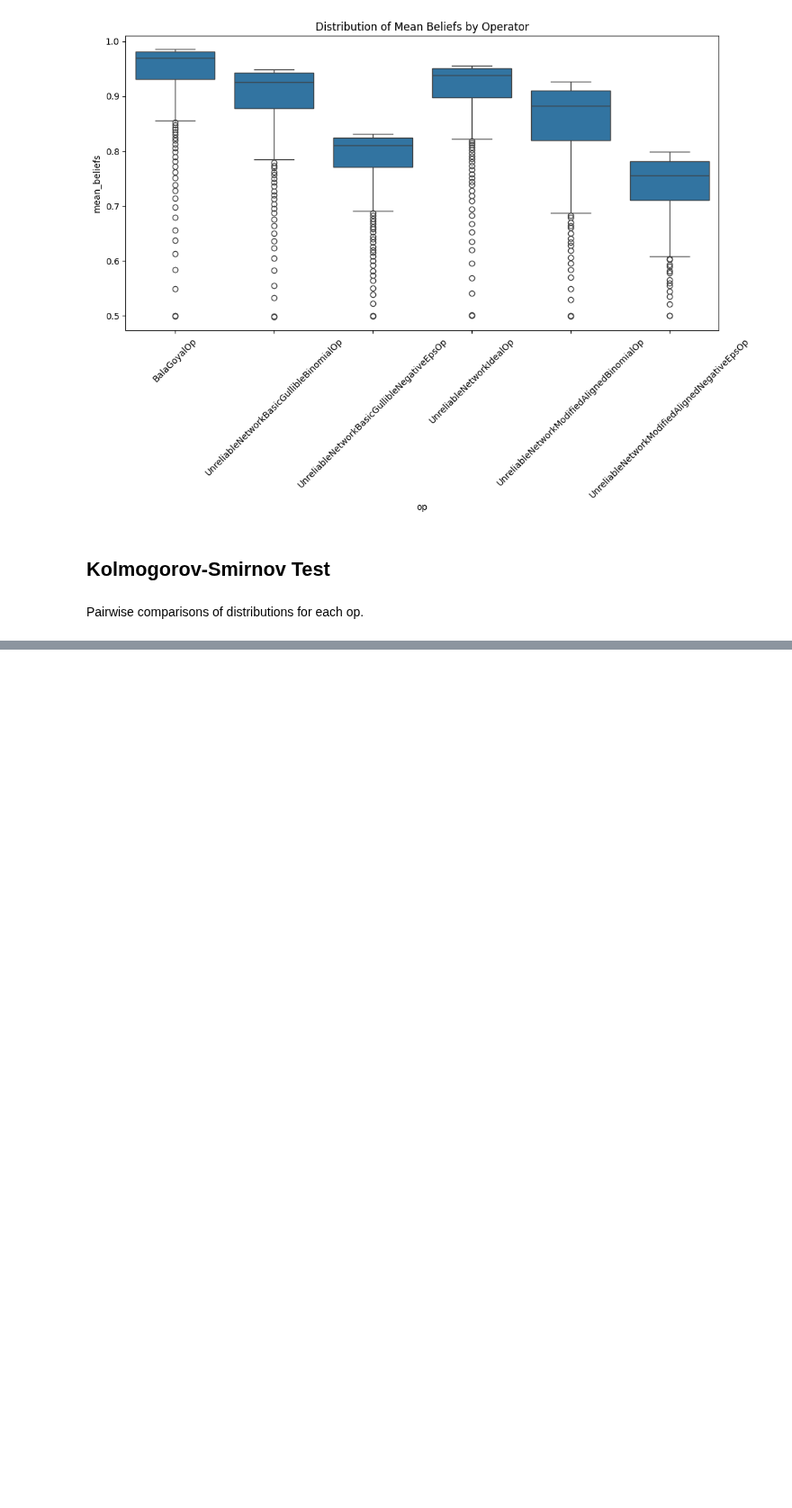
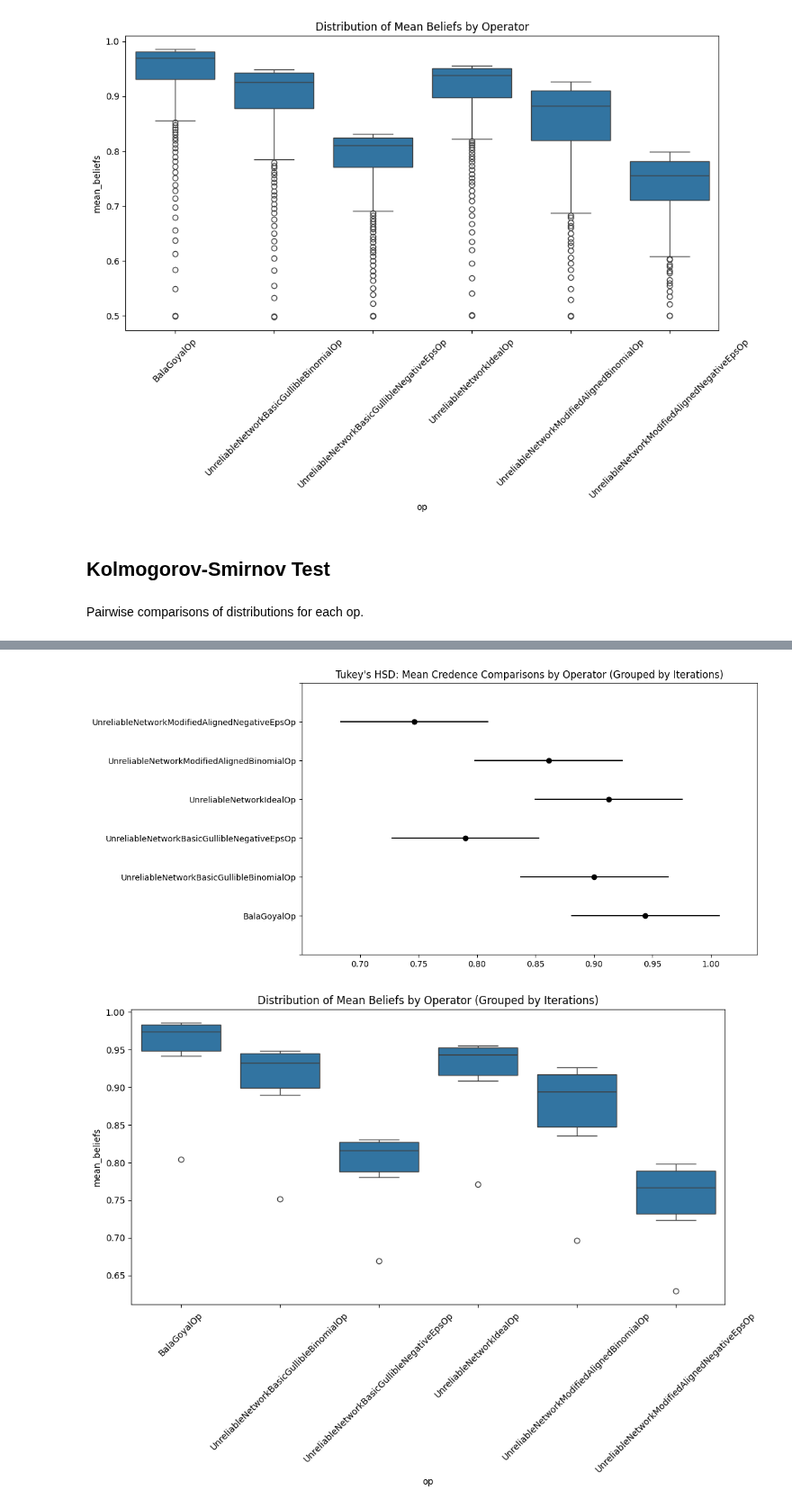
Before and after one commit to alexandroskoliousis/polygraphs, a Jupyter notebook: examples/beliefs/beliefs_stats.ipynb, the cells around one changed output, grey strips where cells are left out. Shown at 90% size. Drawn from its saved outputs; the diff is of its cells as text; code cells hidden in the pictures; blank space fills up the shorter version.

```diff
--- a/examples/beliefs/beliefs_stats.ipynb
+++ b/examples/beliefs/beliefs_stats.ipynb
@@ -20,6 +20,8 @@ for sim in processor.sims.iterrows():
     _["op"] = sim[1].op
     _["reliability"] = sim[1].reliability
     beliefs = pd.concat([beliefs, _])
+
+blfs = beliefs.copy()
 # %%
 # Aggregate Beliefs at Graph Level
 aggregated_beliefs = (
@@ -150,0 +166,18 @@ UnreliableNetworkModifiedAlignedBinomialOp vs UnreliableNetworkModifiedAlignedNe
+# %%
+# Aggregate beliefs at the graph level, considering iteration groups
+aggregated_beliefs = (
+    blfs.groupby(["op", "iteration_group"])
+    .agg(
+        mean_beliefs=("beliefs", "mean"),
+        median_beliefs=("beliefs", "median"),
+        std_beliefs=("beliefs", "std"),
+        min_beliefs=("beliefs", "min"),
+        max_beliefs=("beliefs", "max"),
+        p25_beliefs=("beliefs", lambda x: x.quantile(0.25)),
+        p75_beliefs=("beliefs", lambda x: x.quantile(0.75))
+    )
+    .reset_index()
+)
+
+# Group data by 'op' and collect mean beliefs for Tukey's HSD and ANOVA
+grouped = aggregated_beliefs.groupby('op')['mean_beliefs'].apply(list).reset_index()
@@ -150,0 +190,11 @@ UnreliableNetworkModifiedAlignedBinomialOp vs UnreliableNetworkModifiedAlignedNe
+# %%
+# Tukey's HSD Test
+tukey_data = aggregated_beliefs[['op', 'mean_beliefs']].dropna()
+
+tukey = pairwise_tukeyhsd(
+    endog=tukey_data['mean_beliefs'],
+    groups=tukey_data['op'],
+    alpha=0.05
+)
+
+print(tukey)
@@ -150,0 +222,15 @@ UnreliableNetworkModifiedAlignedBinomialOp vs UnreliableNetworkModifiedAlignedNe
+# %%
+# Visualize Pairwise Comparisons
+fig = tukey.plot_simultaneous()
+plt.title("Tukey's HSD: Mean Credence Comparisons by Operator (Grouped by Iterations)")
+plt.show()
+
+# Boxplot Visualization
+plt.figure(figsize=(12, 6))
+sns.boxplot(x='op', y='mean_beliefs', data=aggregated_beliefs)
+plt.title('Distribution of Mean Beliefs by Operator (Grouped by Iterations)')
+plt.xticks(rotation=45)
+plt.show()
+# %% [output]
+[figure, added]
+[figure, added]
```
Also changed, not shown: parts of 5 cells of this notebook.
